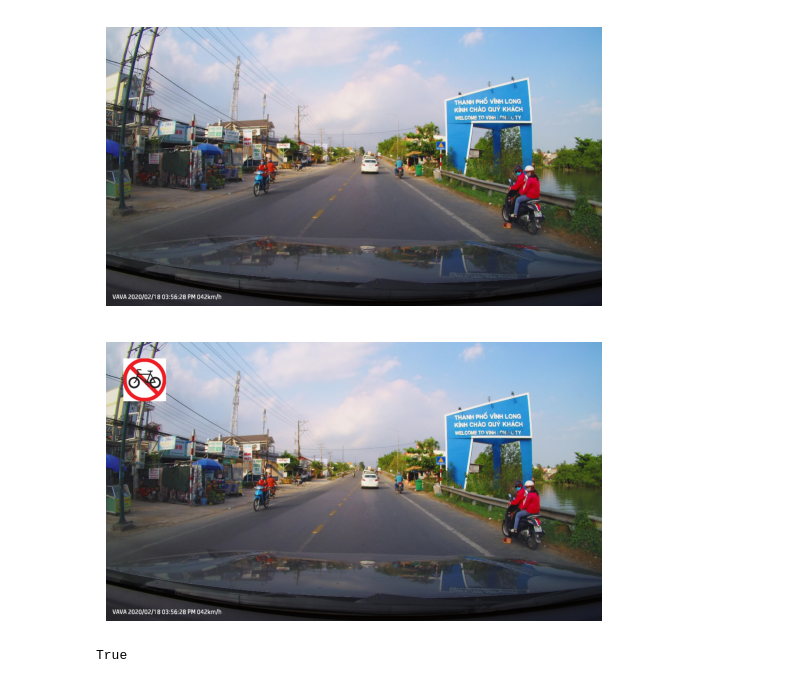
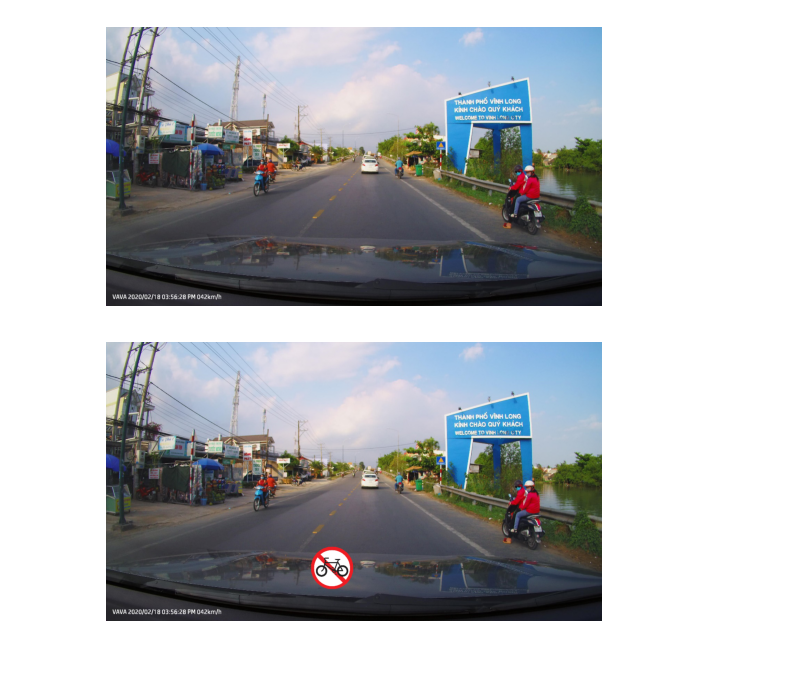
Before and after one commit to VTTr2004/DS505-KLTN, a Jupyter notebook: Tester.ipynb, the cells around one changed output. Saved outputs shown, nothing was run; the diff lists cells and outputs as text; code cells hidden in the pictures.

```diff
--- a/Tester.ipynb
+++ b/Tester.ipynb
@@ -16,5 +16,5 @@ from CollageLabelling import Image_Merger
 # %%
-img_lb_path = "./circle_cutout.png"
+img_lb_path = "./Resource/Bien_1.jpg"
 img_bg_path = "./Resource/BG_1.jpg"
-merger = Image_Merger(img_lb_path, img_bg_path)
+auto_tool = Image_Merger_Labelling(img_lb_path, img_bg_path, "Hinh_tron")
 # %%
@@ -26,46 +26,7 @@ merger.Show_bg()
 # %% [output]
 [figure]
 # %%
-merger.ShowMerge(0.2, 0.2, 50, 50)
+ratio = 0.2
+auto_tool.ShowMerge(0.2, 0.2, 590, 590)
 # %% [output]
-[figure, old version]
+[figure, new version]
-# %%
-import cv2
-import numpy as np
-
-# Đọc ảnh
-image = cv2.imread("./Resource/Bien_1.jpg", cv2.IMREAD_UNCHANGED)  # Đọc ảnh gốc
-
-h, w = image.shape[:2]
-# Xác định tâm và bán kính hình tròn
-center_x, center_y = w // 2, h // 2  # Tâm ảnh
-radius = min(w, h) // 2
-
-# Tạo ảnh mask có cùng kích thước ảnh gốc, ban đầu là đen (0)
-mask = np.zeros((h, w), dtype=np.uint8)
-
-# Vẽ hình tròn trắng lên mask tại vị trí cần cắt
-cv2.circle(mask, (center_x, center_y), radius, 255, -1)
-
-# Tạo ảnh mới với kênh alpha (4 kênh: B, G, R, A)
-result = np.zeros((h, w, 4), dtype=np.uint8)
-
-# Copy ảnh gốc vào vùng có hình tròn, thêm kênh alpha
-result[:, :, :3] = image  # Sao chép 3 kênh BGR
-result[:, :, 3] = mask  # Gán mask vào kênh alpha (để tạo nền trong suốt)
-
-# Cắt phần hình tròn ra (loại bỏ vùng thừa)
-x1, y1 = max(0, center_x - radius), max(0, center_y - radius)  # Góc trên trái của vùng cắt
-x2, y2 = min(w, center_x + radius), min(h, center_y + radius)  # Góc dưới phải
-
-circle_crop = result[y1:y2, x1:x2]  # Cắt đúng hình tròn
-
-# Lưu ảnh dưới dạng PNG (để giữ nền trong suốt)
-cv2.imwrite("circle_cutout.png", circle_crop)
-
-# # Hiển thị ảnh kết quả
-# cv2.imshow("Circle Cutout", circle_crop)
-# cv2.waitKey(0)
-# cv2.destroyAllWindows()
-# %% [output]
-True
```
Also changed, not shown: parts of 9 cells of this notebook, 8 other files.
